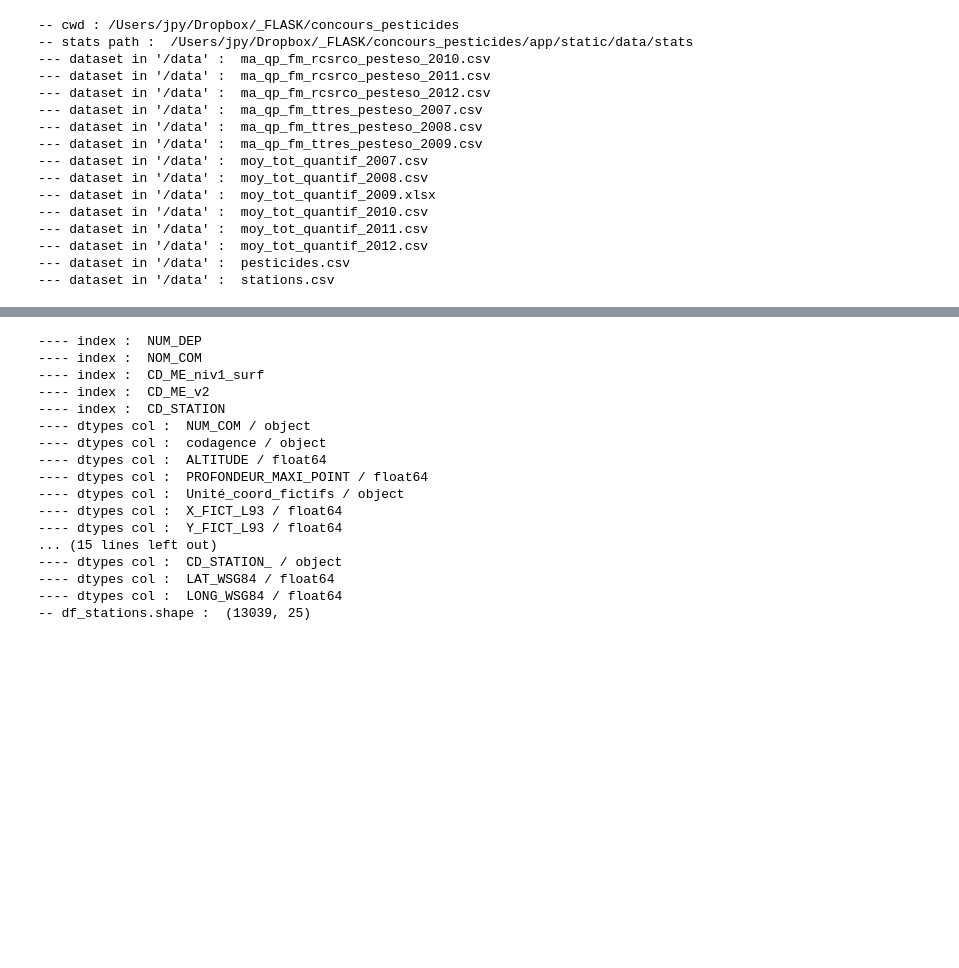
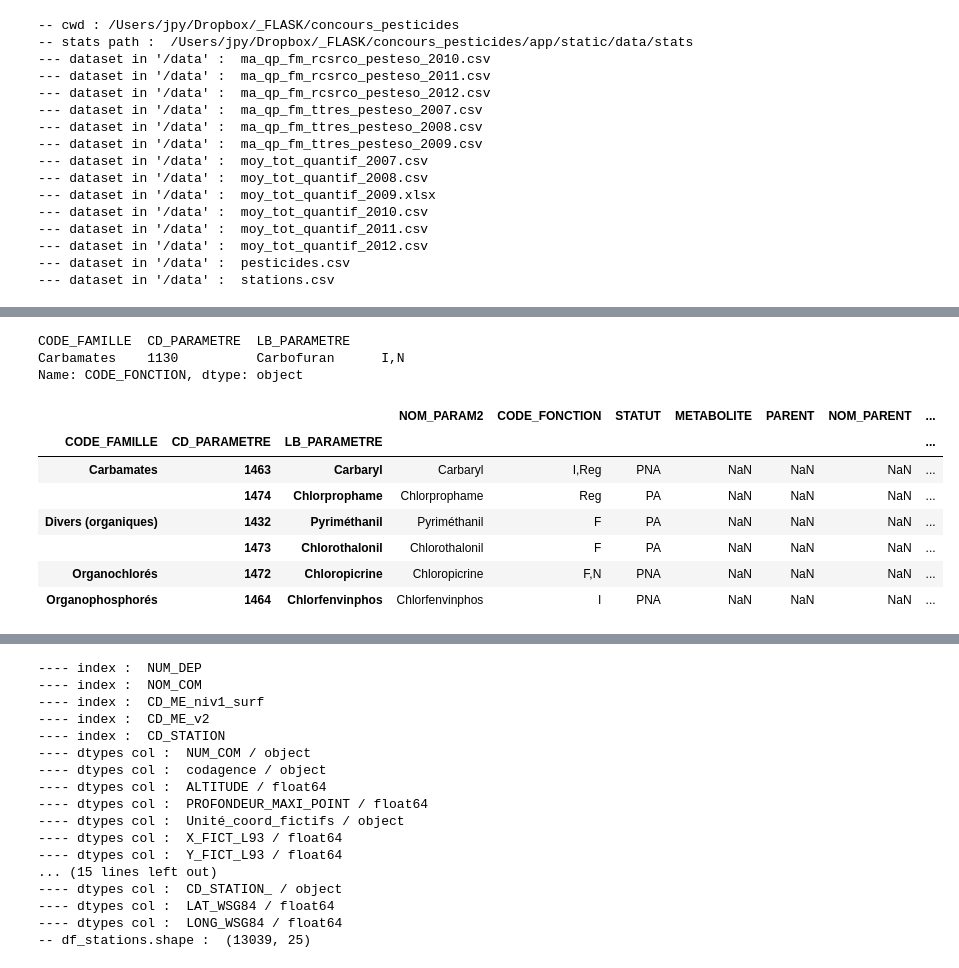
Before and after one commit to JulienParis/hydroviz, a Jupyter notebook: pesticides_analysis_03.ipynb, the cells around one changed output, grey strips where cells are left out. Drawn from its saved outputs; the diff is of its cells as text; code cells hidden in the pictures; blank space fills up the shorter version.

```diff
--- a/pesticides_analysis_03.ipynb
+++ b/pesticides_analysis_03.ipynb
@@ -193,0 +321,19 @@ df_pesticides.head(3)
+# %%
+idx = pd.IndexSlice
+#idx[:,year, cd_parametre]
+df_pesticides.loc[ idx[:,1130] , : ]["CODE_FONCTION"] #.head(3)
+# %% [output]
+CODE_FAMILLE  CD_PARAMETRE  LB_PARAMETRE
+Carbamates    1130          Carbofuran      I,N
+Name: CODE_FONCTION, dtype: object
+# %%
+df_pesticides.loc[ idx[:,1432:1474], :] #.head(10)
+# %% [output]
+|  |  |  | NOM_PARAM2 | CODE_FONCTION | STATUT | METABOLITE | PARENT | NOM_PARENT | ... |
+| CODE_FAMILLE | CD_PARAMETRE | LB_PARAMETRE |  |  |  |  |  |  | ... |
+| Carbamates | 1463 | Carbaryl | Carbaryl | I,Reg | PNA | NaN | NaN | NaN | ... |
+|  | 1474 | Chlorprophame | Chlorprophame | Reg | PA | NaN | NaN | NaN | ... |
+| Divers (organiques) | 1432 | Pyriméthanil | Pyriméthanil | F | PA | NaN | NaN | NaN | ... |
+|  | 1473 | Chlorothalonil | Chlorothalonil | F | PA | NaN | NaN | NaN | ... |
+| Organochlorés | 1472 | Chloropicrine | Chloropicrine | F,N | PNA | NaN | NaN | NaN | ... |
+| Organophosphorés | 1464 | Chlorfenvinphos | Chlorfenvinphos | I | PNA | NaN | NaN | NaN | ... |
```
Also changed, not shown: parts of 44 cells of this notebook.
